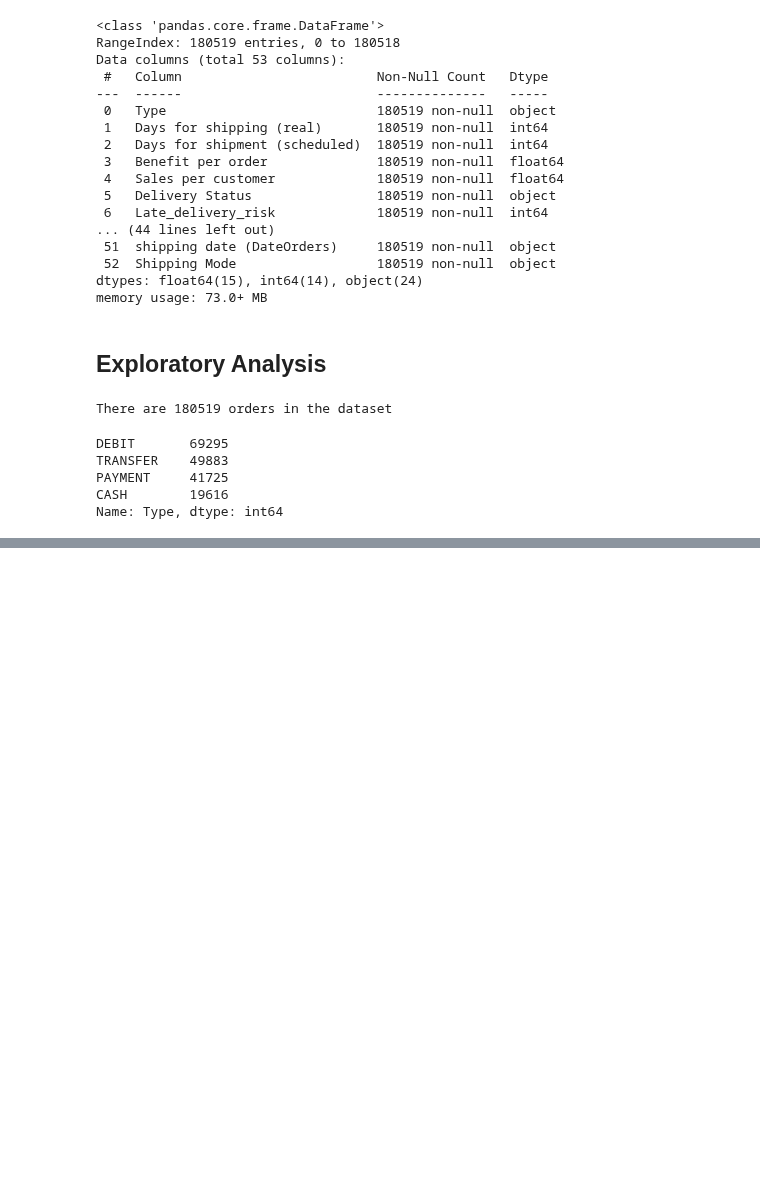
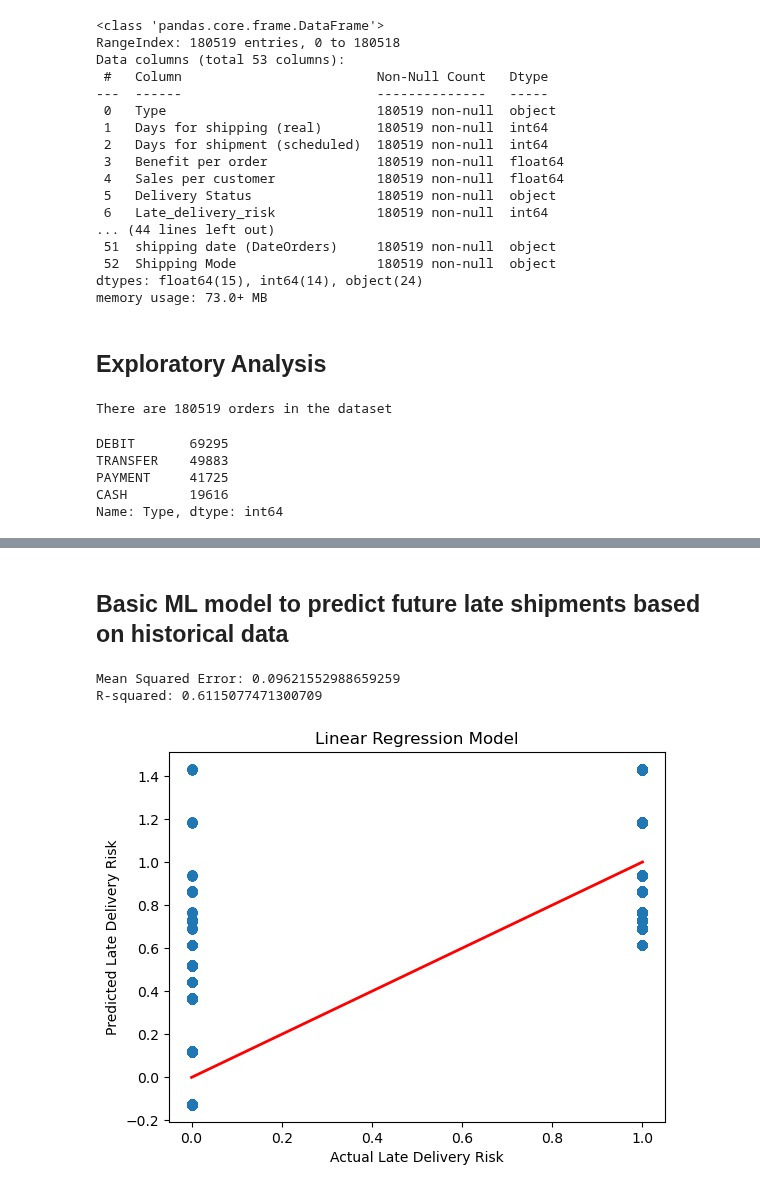
Before and after one commit to jdmandras/Project-4, a Jupyter notebook: Jennifer-Alvarez-notebook.ipynb, the cells around one changed output, grey strips where cells are left out. Drawn from its saved outputs; the diff is of its cells as text; code cells hidden in the pictures; blank space fills up the shorter version.

```diff
--- a/Jennifer-Alvarez-notebook.ipynb
+++ b/Jennifer-Alvarez-notebook.ipynb
@@ -92,0 +156,2 @@ Name: Type, dtype: int64
+# %% [markdown]
+## Basic ML model to predict future late shipments based on historical data
@@ -92,0 +164,43 @@ Name: Type, dtype: int64
+# %%
+# Select relevant features and the target variable
+features = ['Days for shipping (real)', 'Days for shipment (scheduled)', 'Order Item Quantity']
+target = 'Late_delivery_risk'
+
+# Create the feature matrix (X) and target vector (y)
+X = DataCO_df[features]
+y = DataCO_df[target]
+
+# Split the data into a training set and a test set
+X_train, X_test, y_train, y_test = train_test_split(X, y, test_size=0.2, random_state=42)
+
+# Create and train a linear regression model
+model = LinearRegression()
+model.fit(X_train, y_train)
+
+# Make predictions on the test set
+y_pred = model.predict(X_test)
+
+# Evaluate the model's performance
+mse = mean_squared_error(y_test, y_pred)
+r2 = r2_score(y_test, y_pred)
+
+print("Mean Squared Error:", mse)
+print("R-squared:", r2)
+# %% [output]
+Mean Squared Error: 0.09621552988659259
+R-squared: 0.6115077471300709
+# %%
+# Create a scatter plot of actual vs. predicted values
+plt.scatter(y_test, y_pred)
+plt.xlabel("Actual Late Delivery Risk")
+plt.ylabel("Predicted Late Delivery Risk")
+
+# Plot the regression line
+x_range = np.linspace(y_test.min(), y_test.max(), 100)
+y_range = x_range
+plt.plot(x_range, y_range, color='red', linestyle='-', linewidth=2)
+
+plt.title("Linear Regression Model")
+plt.show()
+# %% [output]
+[figure, added]
```
Also changed, not shown: parts of 8 cells of this notebook, 1 other file.
